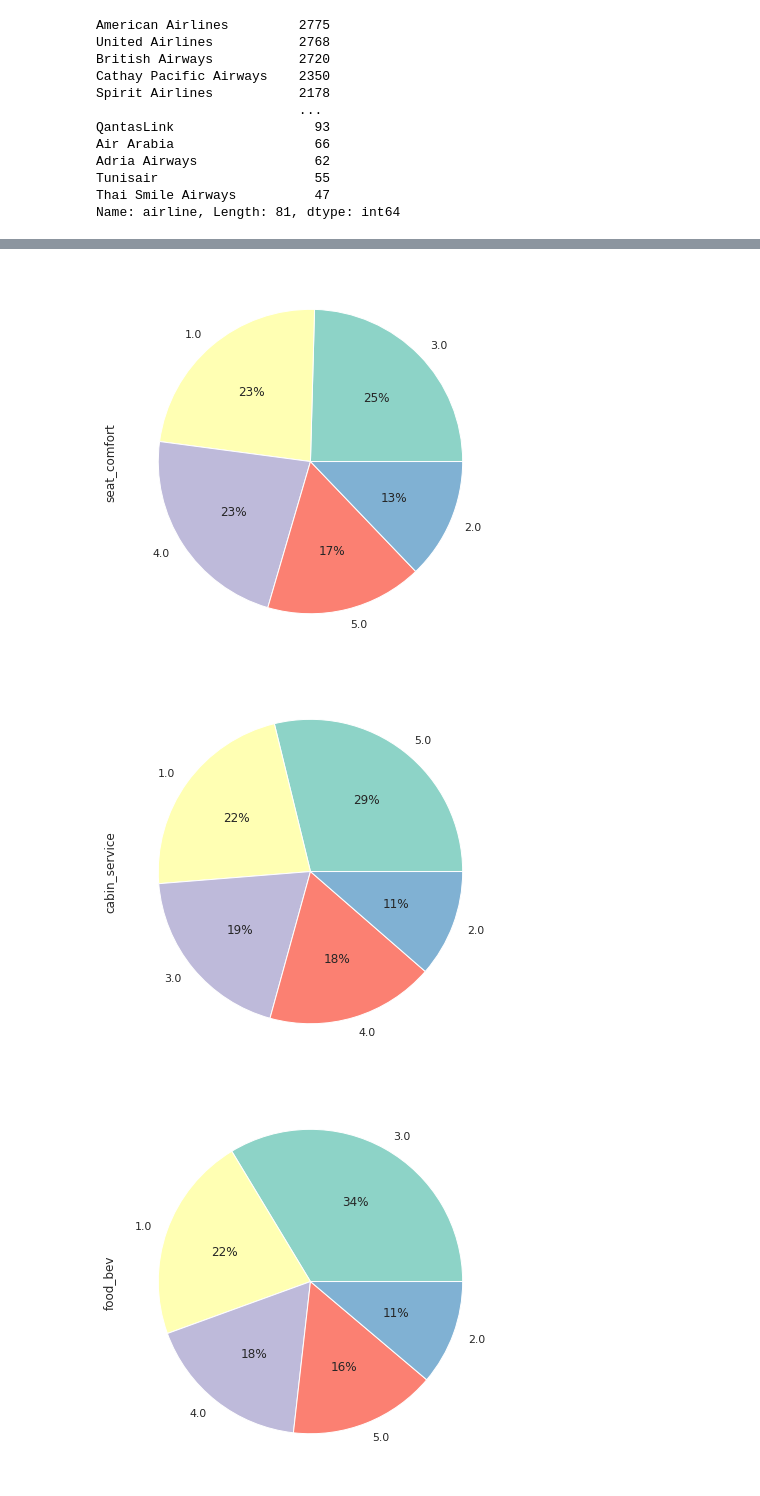
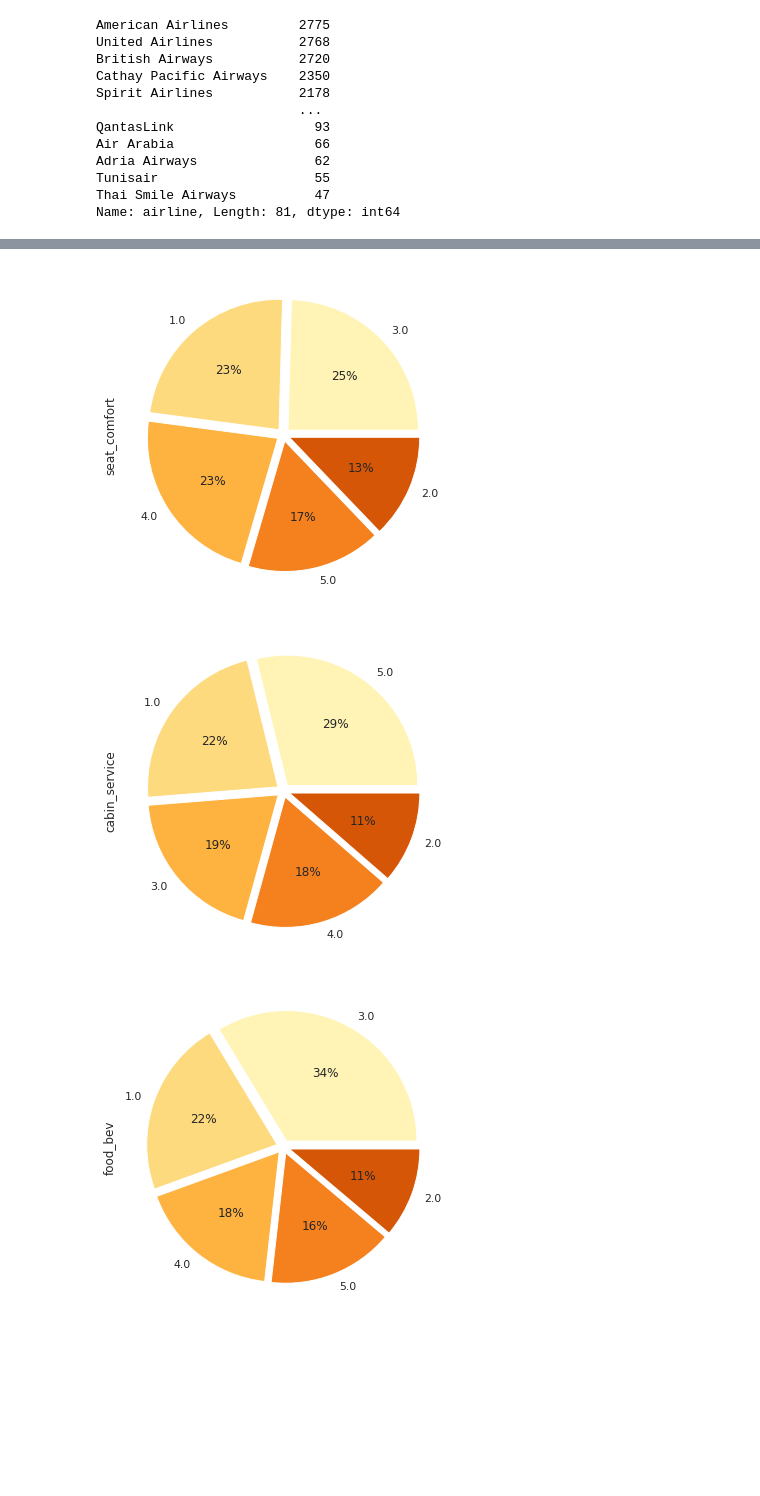
Before and after one commit to Arka1212/Airline-Passenger-Referral-Prediction, a Jupyter notebook: Airline_Passenger_Referral_Prediction.ipynb, the cells around one changed output, grey strips where cells are left out. Saved outputs shown, nothing was run; the diff lists cells and outputs as text; code cells hidden in the pictures; blank space fills up the shorter version.

```diff
--- a/Airline_Passenger_Referral_Prediction.ipynb
+++ b/Airline_Passenger_Referral_Prediction.ipynb
@@ -392,13 +392,18 @@ plt.show()
 # %%
 # Different ratings for different services offered.
 for col in ['seat_comfort','cabin_service','food_bev','entertainment','ground_service']:
-  sns.set_palette('Set3')
-  fig = plt.figure(figsize=(10, 7))
+  sns.set_palette('YlOrBr')
+  explode = [0.05,0.05,0.05,0.05,0.05]
+  fig = plt.figure(figsize=(10,6))
   ax = fig.gca()
-  airline_df[col].value_counts().plot(kind='pie',autopct='%1.0f%%')
+  airline_df[col].value_counts().plot(kind='pie',autopct='%1.0f%%',explode=explode)
 
-#
+# For 'seat_comfort', maximum passengers has rated it 3 out of 5.
+# For 'cabin_service', maximum passengers has rated it 5 out of 5.
+# For 'food_bev', maximum passengers has rated it 3 out of 5.
+# For 'entertainment', maximum passengers has rated it 3 out of 5.
+# For 'ground_service', maximum passengers has rated it 3 out of 5.
 # %% [output]
-[figure, old version]
+[figure, new version]
-[figure, old version]
+[figure, new version]
-[figure, old version]
+[figure, new version]
```
Also changed, not shown: parts of 4 cells of this notebook.
